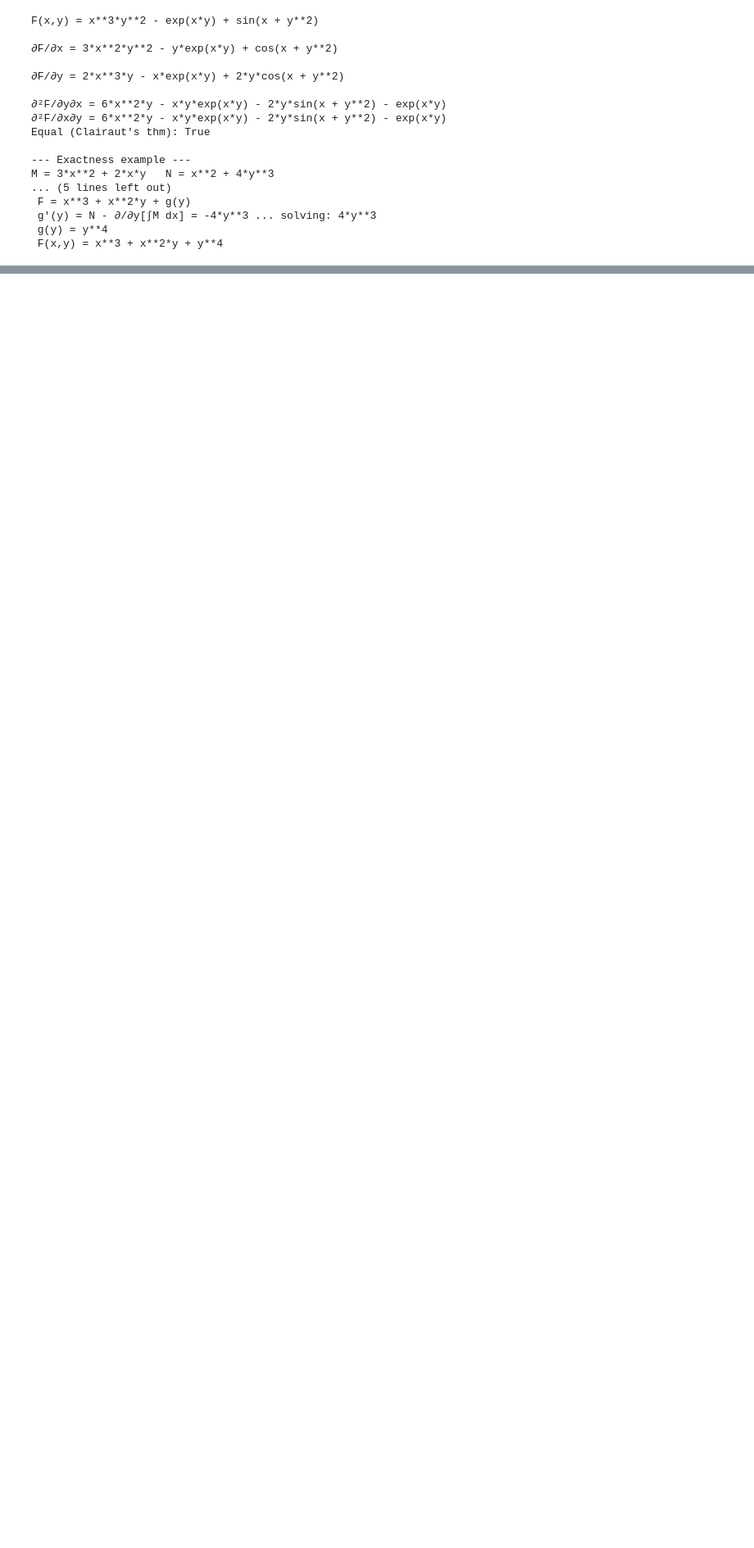
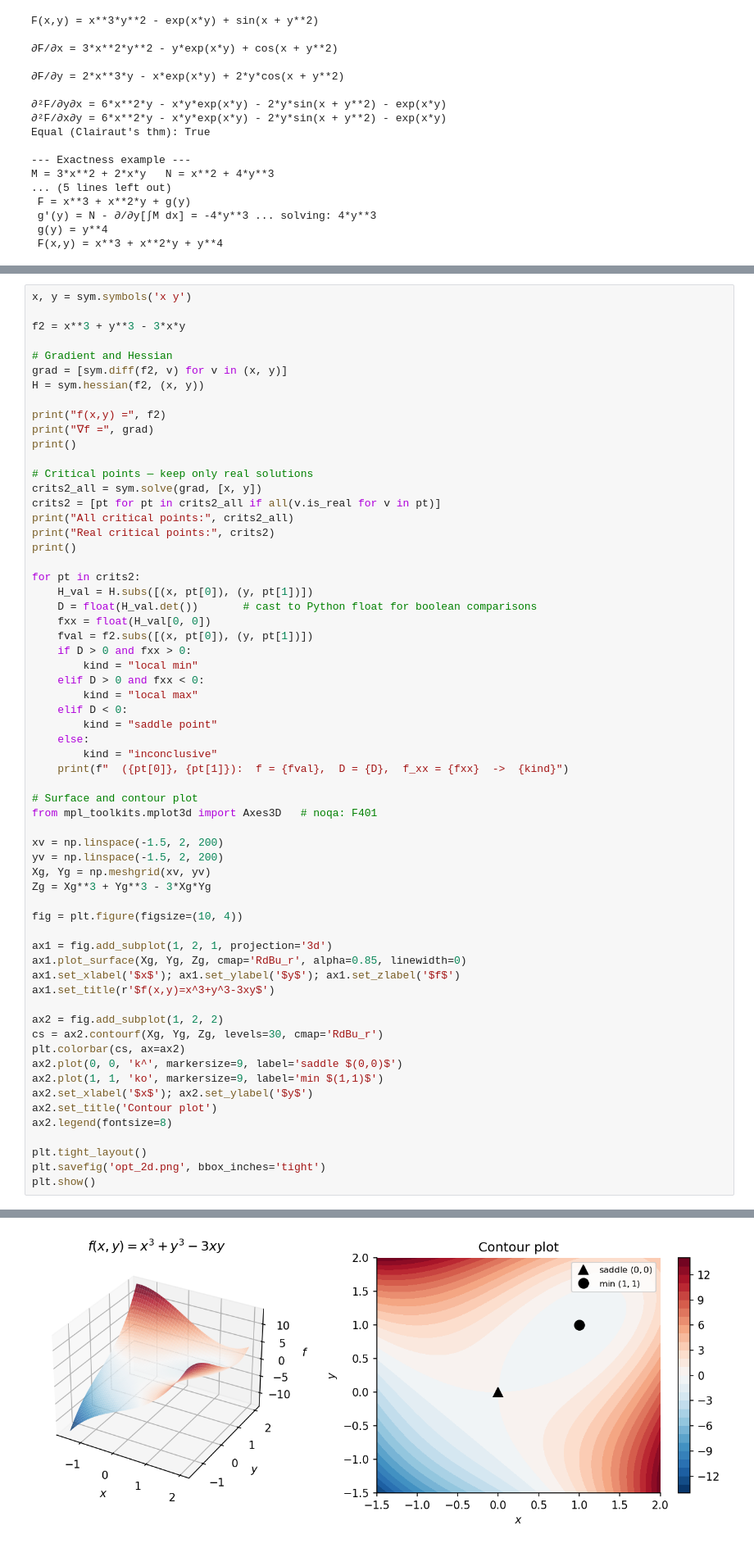
Before and after one commit to jmgraham30/math_341_diffeq, a Jupyter notebook: _site/calc_review.ipynb, the cells around one changed output, grey strips where cells are left out. Shown at 82% size. Drawn from its saved outputs; the diff is of its cells as text; blank space fills up the shorter version.

```diff
--- a/_site/calc_review.ipynb
+++ b/_site/calc_review.ipynb
@@ -747,0 +883,63 @@ M = 3*x**2 + 2*x*y   N = x**2 + 4*y**3
+# %%
+x, y = sym.symbols('x y')
+
+f2 = x**3 + y**3 - 3*x*y
+
+# Gradient and Hessian
+grad = [sym.diff(f2, v) for v in (x, y)]
+H = sym.hessian(f2, (x, y))
+
+print("f(x,y) =", f2)
+print("∇f =", grad)
+print()
+
+# Critical points — keep only real solutions
+crits2_all = sym.solve(grad, [x, y])
+crits2 = [pt for pt in crits2_all if all(v.is_real for v in pt)]
+print("All critical points:", crits2_all)
+print("Real critical points:", crits2)
+print()
+
+for pt in crits2:
+    H_val = H.subs([(x, pt[0]), (y, pt[1])])
+    D = float(H_val.det())       # cast to Python float for boolean comparisons
+    fxx = float(H_val[0, 0])
+    fval = f2.subs([(x, pt[0]), (y, pt[1])])
+    if D > 0 and fxx > 0:
+        kind = "local min"
+    elif D > 0 and fxx < 0:
+        kind = "local max"
+    elif D < 0:
+        kind = "saddle point"
+    else:
+        kind = "inconclusive"
+    print(f"  ({pt[0]}, {pt[1]}):  f = {fval},  D = {D},  f_xx = {fxx}  ->  {kind}")
+
+# Surface and contour plot
+from mpl_toolkits.mplot3d import Axes3D   # noqa: F401
+
+xv = np.linspace(-1.5, 2, 200)
+yv = np.linspace(-1.5, 2, 200)
+Xg, Yg = np.meshgrid(xv, yv)
+Zg = Xg**3 + Yg**3 - 3*Xg*Yg
+
+fig = plt.figure(figsize=(10, 4))
+
+ax1 = fig.add_subplot(1, 2, 1, projection='3d')
+ax1.plot_surface(Xg, Yg, Zg, cmap='RdBu_r', alpha=0.85, linewidth=0)
+ax1.set_xlabel('$x$'); ax1.set_ylabel('$y$'); ax1.set_zlabel('$f$')
+ax1.set_title(r'$f(x,y)=x^3+y^3-3xy$')
+
+ax2 = fig.add_subplot(1, 2, 2)
+cs = ax2.contourf(Xg, Yg, Zg, levels=30, cmap='RdBu_r')
+plt.colorbar(cs, ax=ax2)
+ax2.plot(0, 0, 'k^', markersize=9, label='saddle $(0,0)$')
+ax2.plot(1, 1, 'ko', markersize=9, label='min $(1,1)$')
+ax2.set_xlabel('$x$'); ax2.set_ylabel('$y$')
+ax2.set_title('Contour plot')
+ax2.legend(fontsize=8)
+
+plt.tight_layout()
+plt.savefig('opt_2d.png', bbox_inches='tight')
+plt.show()
+# %% [output]
@@ -747,0 +954 @@ M = 3*x**2 + 2*x*y   N = x**2 + 4*y**3
+[figure, added]
```
Also changed, not shown: parts of 21 cells of this notebook, 12 other files.
